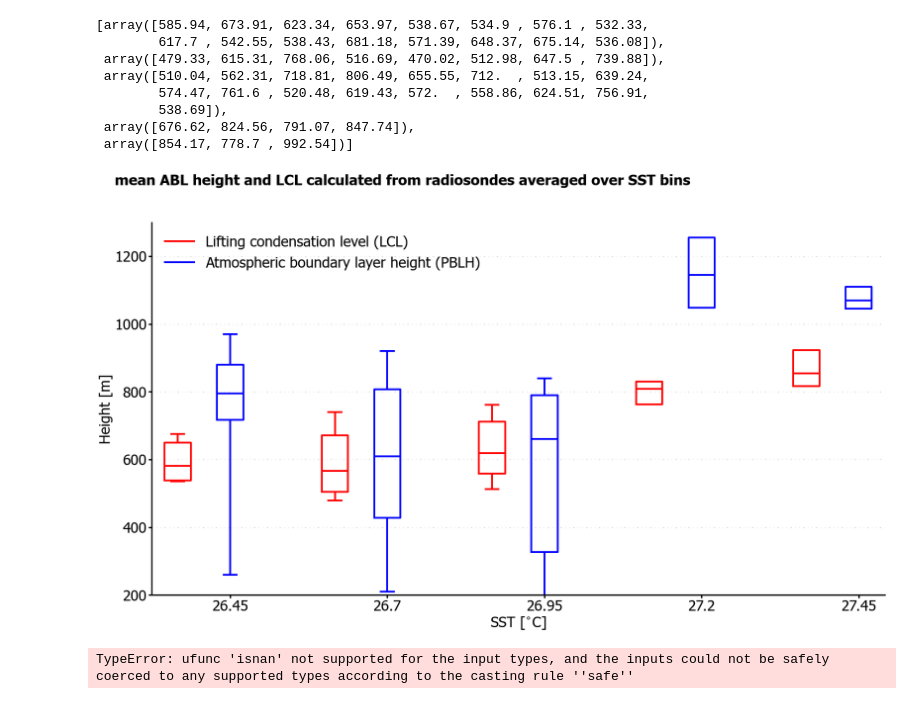
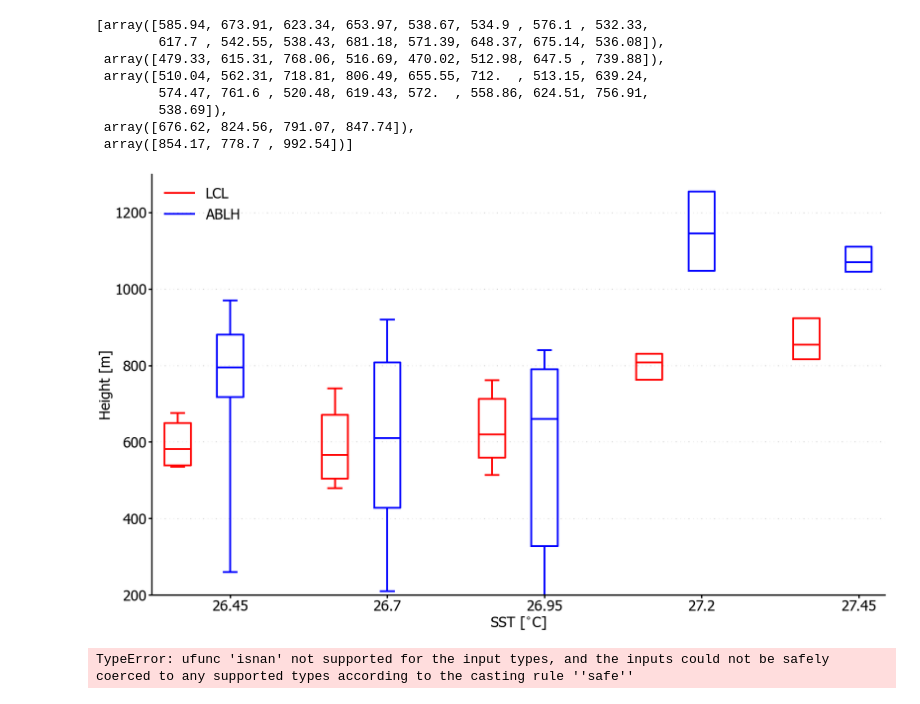
Before and after one commit to ClauClouds/SST-impact, a Jupyter notebook: plot_radiosonde_binned_vs_sst_data.ipynb, the cells around one changed output. Cells and saved outputs as stored; diff of their text form; code cells hidden in the pictures.

```diff
--- a/plot_radiosonde_binned_vs_sst_data.ipynb
+++ b/plot_radiosonde_binned_vs_sst_data.ipynb
@@ -35,7 +35,7 @@ def f_generate_list_binned_var(var_list, var_name_string):
 # %%
 # reading radiosondes
 path_RS_postprocessed_data = '/Volumes/Extreme SSD/work/006_projects/001_Prec_Trade_Cycle/post_processed_data/binned_sst/'
-path_plot = '/Volumes/Extreme SSD/work/006_projects/001_Prec_Trade_Cycle/SST_impact_work/plots/'
+path_plot = '/Volumes/Extreme SSD/work/006_projects/001_Prec_Trade_Cycle/SST_impact_work/plots_paper/'
 
 # read rs data
 RS_atalante_Data_new = xr.open_dataset(path_RS_postprocessed_data+'radiosondes_atalante_binned_sst.nc')
@@ -223,37 +223,37 @@ pos_m = [n_ins_plus*k + 3 for k in range(n_groups)]
 pos_s = [n_ins_plus*k + 1 for k in range(n_groups)]
 
 # BOXPLOT: whis = [5, 95] # to have 5th and 95th percentile as whiskers
 # LCL
 bp_plot_s = ax1.boxplot(lcl_binned, sym='', positions=pos_s, whis=whis_lims, widths=0.5)
 # PBLH
 bp_plot_h = ax1.boxplot(pblh_binned, sym='', positions=pos_h, whis=whis_lims, widths=0.5)
 
 make_boxplot_great_again(bp_plot_s, col='red')
 make_boxplot_great_again(bp_plot_h, col='blue')
 
 # create dummy plots for legend:
-ax1.plot([np.nan, np.nan], [np.nan, np.nan], linewidth=4.0, color='red', label='Lifting condensation level (LCL)')
-ax1.plot([np.nan, np.nan], [np.nan, np.nan], linewidth=4.0, color='blue', label='Atmospheric boundary layer height (PBLH)')
+ax1.plot([np.nan, np.nan], [np.nan, np.nan], linewidth=4.0, color='red', label='LCL')
+ax1.plot([np.nan, np.nan], [np.nan, np.nan], linewidth=4.0, color='blue', label='ABLH')
 
 # # legend:
 iwv_leg_handles, iwv_leg_labels = ax1.get_legend_handles_labels()
 ax1.legend(handles=iwv_leg_handles, labels=iwv_leg_labels, loc='upper left', fontsize=fs,
                 framealpha=1.0, frameon=False)
 
 # set axis limits and labels:
 ax1.set_ylim(bottom=axlim[0], top=axlim[1])
 ax1.set_ylabel("Height [m]", fontsize=fs)
 ax1.set_xlabel("SST [$^{\circ}$C]", fontsize=fs)
 
 #ax1[0].set_title("Integrated Water Vapour (IWV) during MOSAiC: October 2019 - October 2020", fontsize=fs)
-ax1.text(-0.05, 1.1, 'mean ABL height and LCL calculated from radiosondes averaged over SST bins',  fontweight='black', fontsize=fontSizeX, transform=ax1.transAxes)
+#ax1.text(-0.05, 1.1, 'mean ABL height and LCL calculated from radiosondes averaged over SST bins',  fontweight='black', fontsize=fontSizeX, transform=ax1.transAxes)
 ax1.set_xticks(pos_h)
 ax1.set_xticklabels(labels_bp)
 ax1.tick_params(axis='both', labelsize=fs)
 ax1.grid(which='major', axis='y', color=(0.5,0.5,0.5), alpha=0.8, linestyle=(0, (3, 10, 1, 10, 1, 10)))
 fig.savefig(path_plot+'wisker_lcl_pblh.png')
 # %% [output]
-[figure, old version]
+[figure, new version]
 # %%
 lcl_binned = lcl_binned[~np.isnan(lcl_binned)]
 lcl_binned
```
Also changed, not shown: 4 other files.
